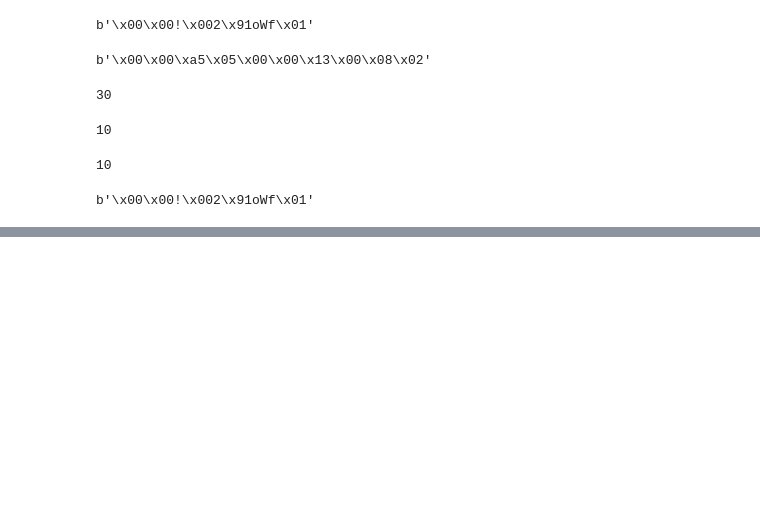
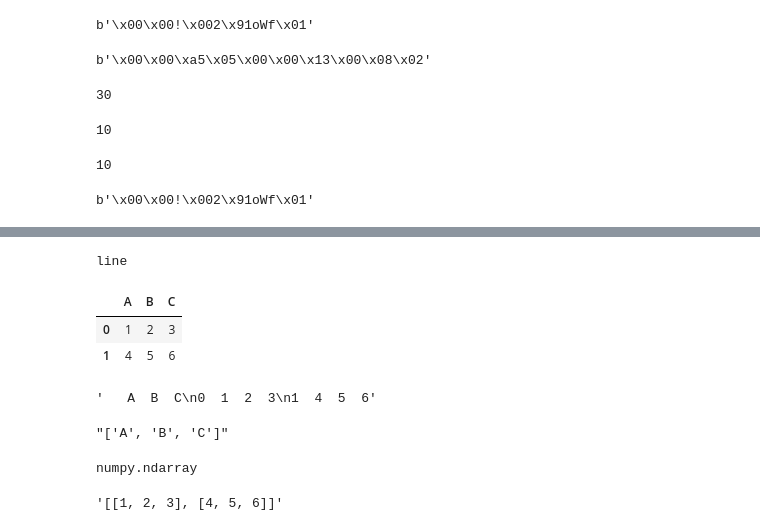
Before and after one commit to hasan-raza-01/Resume-ATS-Score-Checker, a Jupyter notebook: notebook/trail.ipynb, the cells around one changed output, grey strips where cells are left out. Cells and saved outputs as stored; diff of their text form; code cells hidden in the pictures; blank space fills up the shorter version.

```diff
--- a/notebook/trail.ipynb
+++ b/notebook/trail.ipynb
@@ -980,0 +1023,4 @@ b'\x00\x00!\x002\x91oWf\x01'
+# %%
+a.bar().line().bar().bar().line().my_print()
+# %% [output]
+line
@@ -980,0 +1029,25 @@ b'\x00\x00!\x002\x91oWf\x01'
+# %%
+df = pd.DataFrame([[1, 2, 3],
+                   [4, 5, 6]],
+                   columns=["A", "B", "C"])
+df
+# %% [output]
+|  | A | B | C |
+| 0 | 1 | 2 | 3 |
+| 1 | 4 | 5 | 6 |
+# %%
+str(df)
+# %% [output]
+'   A  B  C\n0  1  2  3\n1  4  5  6'
+# %%
+str(df.columns.tolist())
+# %% [output]
+"['A', 'B', 'C']"
+# %%
+type(df.values)
+# %% [output]
+numpy.ndarray
+# %%
+str(df.values.tolist())
+# %% [output]
+'[[1, 2, 3], [4, 5, 6]]'
```
Also changed, not shown: parts of 14 cells of this notebook, 15 other files.
